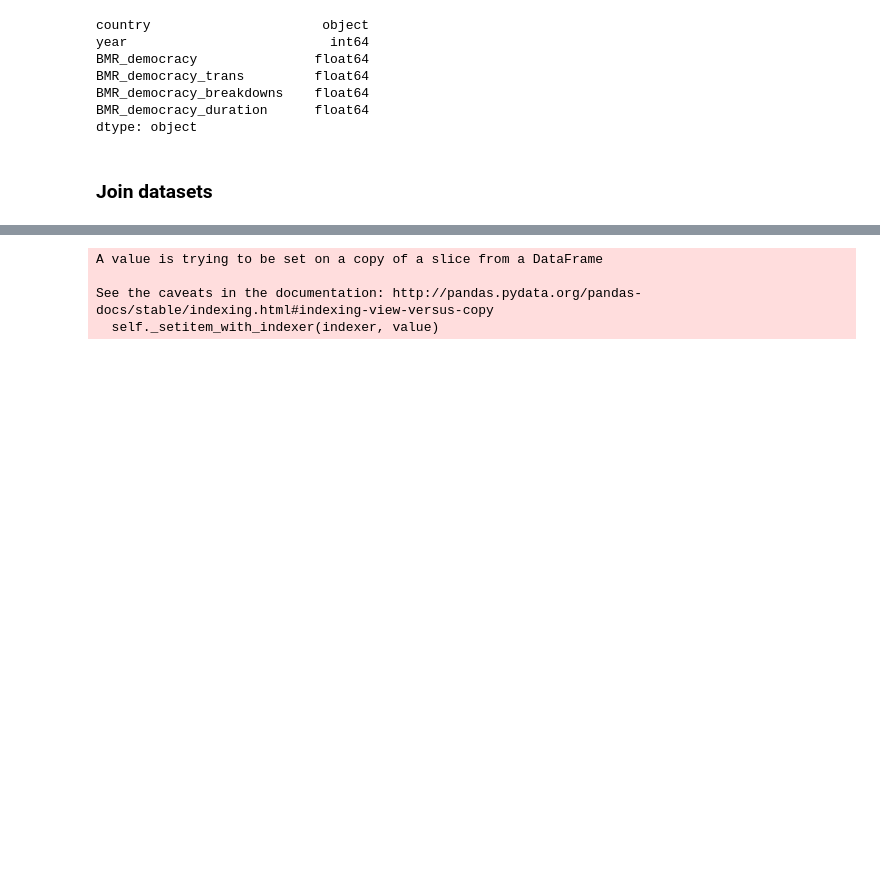
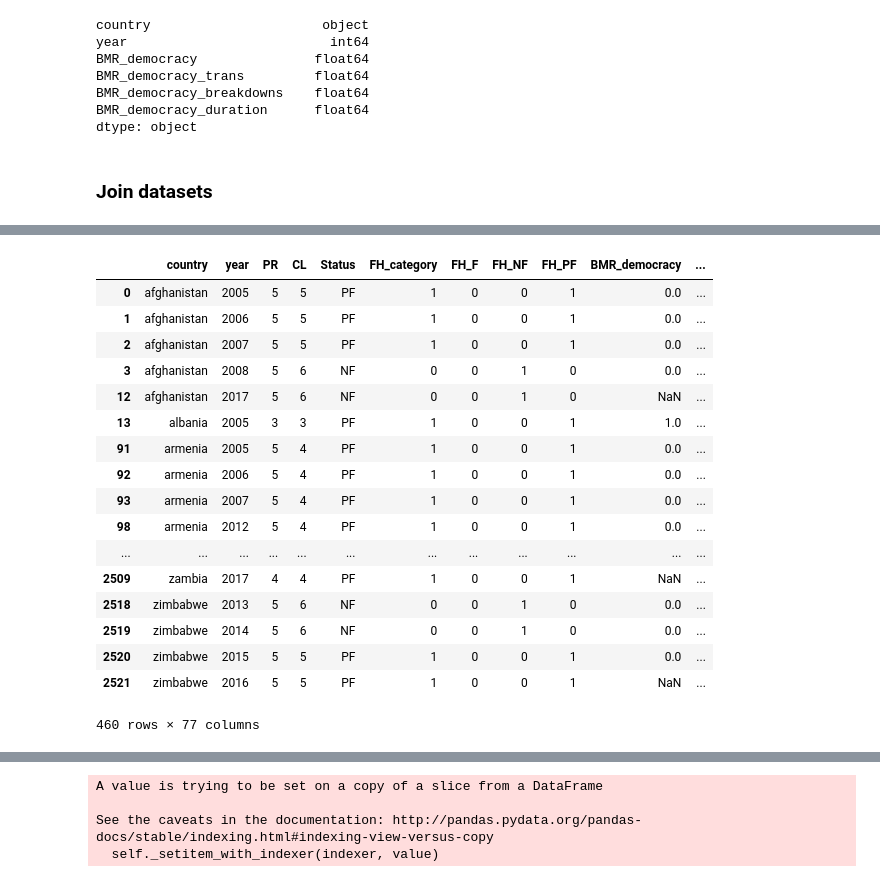
Before and after one commit to css-research-sp19/fp-sanittawan, a Jupyter notebook: data/original_data/Intermediate_data_processing/data_merge.ipynb, the cells around one changed output, grey strips where cells are left out. Cells and saved outputs as stored; diff of their text form; code cells hidden in the pictures; blank space fills up the shorter version.

```diff
--- a/data/original_data/Intermediate_data_processing/data_merge.ipynb
+++ b/data/original_data/Intermediate_data_processing/data_merge.ipynb
@@ -219,0 +457,22 @@ final_data['FH_category'] = 0
+# %%
+final_data[(final_data['year'] == 2005) & (final_data['PR'] == 3) |
+               (final_data['PR'] == 4) | (final_data['PR'] == 5)]
+# %% [output]
+|  | country | year | PR | CL | Status | FH_category | FH_F | FH_NF | FH_PF | BMR_democracy | ... |
+| 0 | afghanistan | 2005 | 5 | 5 | PF | 1 | 0 | 0 | 1 | 0.0 | ... |
+| 1 | afghanistan | 2006 | 5 | 5 | PF | 1 | 0 | 0 | 1 | 0.0 | ... |
+| 2 | afghanistan | 2007 | 5 | 5 | PF | 1 | 0 | 0 | 1 | 0.0 | ... |
+| 3 | afghanistan | 2008 | 5 | 6 | NF | 0 | 0 | 1 | 0 | 0.0 | ... |
+| 12 | afghanistan | 2017 | 5 | 6 | NF | 0 | 0 | 1 | 0 | NaN | ... |
+| 13 | albania | 2005 | 3 | 3 | PF | 1 | 0 | 0 | 1 | 1.0 | ... |
+| 91 | armenia | 2005 | 5 | 4 | PF | 1 | 0 | 0 | 1 | 0.0 | ... |
+| 92 | armenia | 2006 | 5 | 4 | PF | 1 | 0 | 0 | 1 | 0.0 | ... |
+| 93 | armenia | 2007 | 5 | 4 | PF | 1 | 0 | 0 | 1 | 0.0 | ... |
+| 98 | armenia | 2012 | 5 | 4 | PF | 1 | 0 | 0 | 1 | 0.0 | ... |
+| ... | ... | ... | ... | ... | ... | ... | ... | ... | ... | ... | ... |
+| 2509 | zambia | 2017 | 4 | 4 | PF | 1 | 0 | 0 | 1 | NaN | ... |
+| 2518 | zimbabwe | 2013 | 5 | 6 | NF | 0 | 0 | 1 | 0 | 0.0 | ... |
+| 2519 | zimbabwe | 2014 | 5 | 6 | NF | 0 | 0 | 1 | 0 | 0.0 | ... |
+| 2520 | zimbabwe | 2015 | 5 | 5 | PF | 1 | 0 | 0 | 1 | 0.0 | ... |
+| 2521 | zimbabwe | 2016 | 5 | 5 | PF | 1 | 0 | 0 | 1 | NaN | ... |
+460 rows × 77 columns
```
Also changed, not shown: parts of 32 cells of this notebook.
